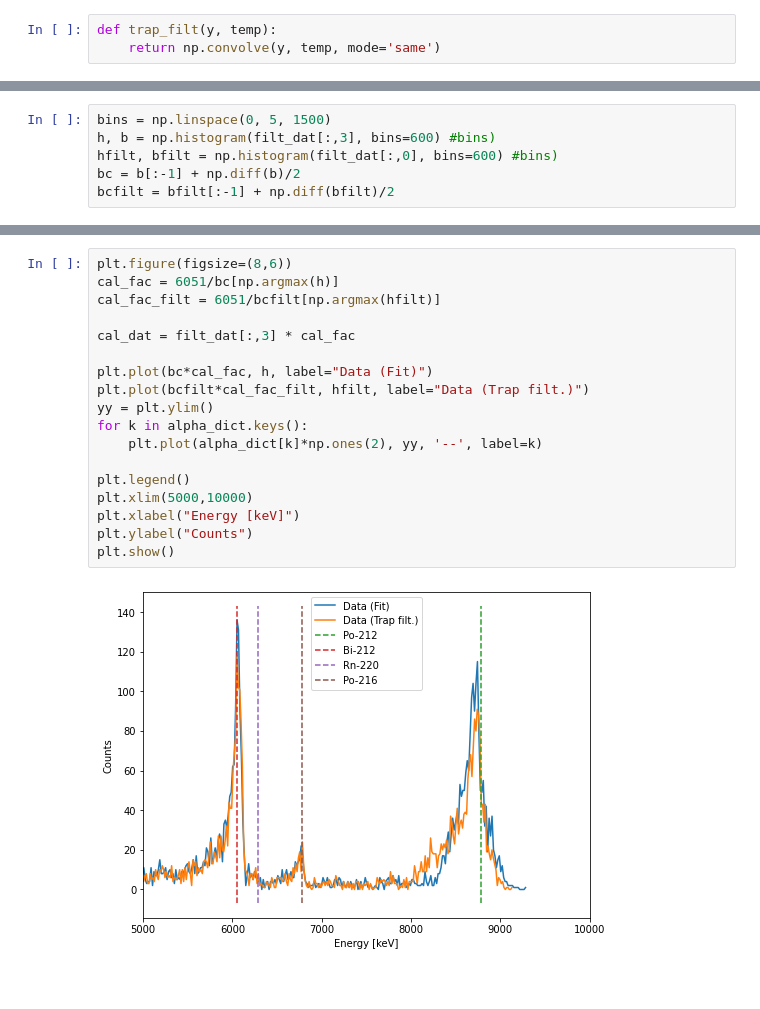
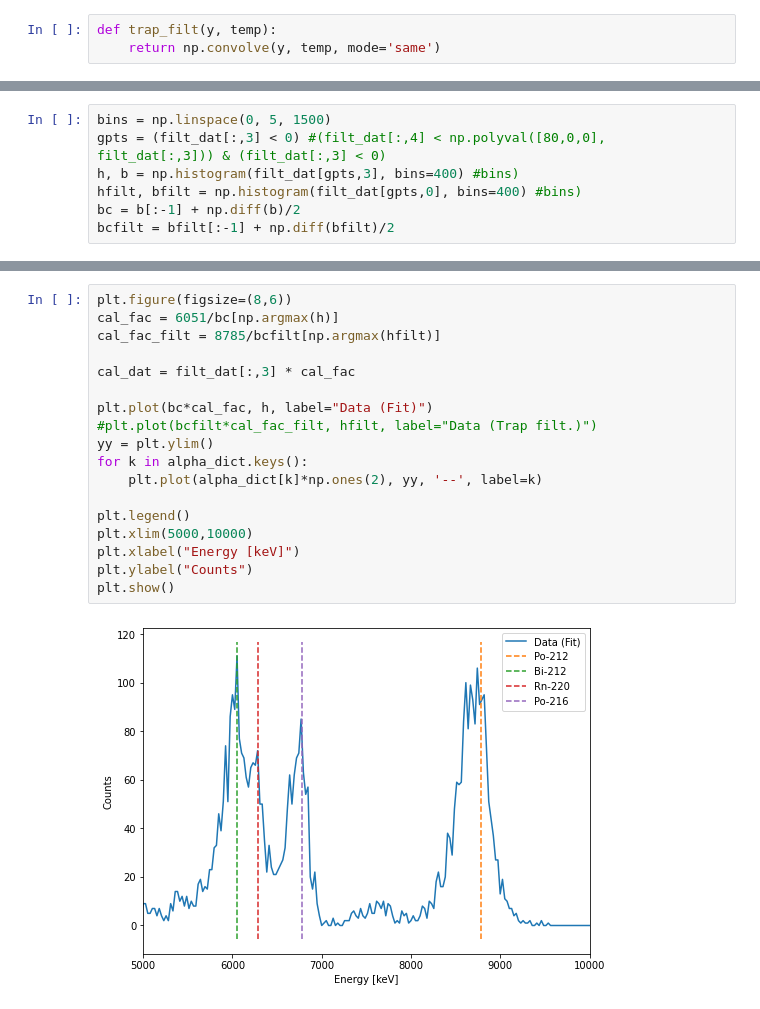
Before and after one commit to Moore-Lab/composite_DM, a Jupyter notebook: radon/radon_spectrum.ipynb, the cells around one changed output, grey strips where cells are left out. Drawn from its saved outputs; the diff is of its cells as text.

```diff
--- a/radon/radon_spectrum.ipynb
+++ b/radon/radon_spectrum.ipynb
@@ -153,6 +209,7 @@ plt.plot(filt_dat[:,0], filt_dat[:,3], '.', ms=1)
 # %%
 bins = np.linspace(0, 5, 1500)
-h, b = np.histogram(filt_dat[:,3], bins=600) #bins)
-hfilt, bfilt = np.histogram(filt_dat[:,0], bins=600) #bins)
+gpts = (filt_dat[:,3] < 0) #(filt_dat[:,4] < np.polyval([80,0,0], filt_dat[:,3])) & (filt_dat[:,3] < 0)
+h, b = np.histogram(filt_dat[gpts,3], bins=400) #bins)
+hfilt, bfilt = np.histogram(filt_dat[gpts,0], bins=400) #bins)
 bc = b[:-1] + np.diff(b)/2
 bcfilt = bfilt[:-1] + np.diff(bfilt)/2
@@ -159,23 +224,23 @@ bcfilt = bfilt[:-1] + np.diff(bfilt)/2
 # %%
 plt.figure(figsize=(8,6))
 cal_fac = 6051/bc[np.argmax(h)]
-cal_fac_filt = 6051/bcfilt[np.argmax(hfilt)]
+cal_fac_filt = 8785/bcfilt[np.argmax(hfilt)]
 
 cal_dat = filt_dat[:,3] * cal_fac
 
 plt.plot(bc*cal_fac, h, label="Data (Fit)")
-plt.plot(bcfilt*cal_fac_filt, hfilt, label="Data (Trap filt.)")
+#plt.plot(bcfilt*cal_fac_filt, hfilt, label="Data (Trap filt.)")
 yy = plt.ylim()
 for k in alpha_dict.keys():
     plt.plot(alpha_dict[k]*np.ones(2), yy, '--', label=k)
 
 plt.legend()
 plt.xlim(5000,10000)
 plt.xlabel("Energy [keV]")
 plt.ylabel("Counts")
 plt.show()
 # %% [output]
-[figure, old version]
+[figure, new version]
 # %%
 ## calculate the Po-212 to Bi-212 ratio
 
```
Also changed, not shown: parts of 17 cells of this notebook.
